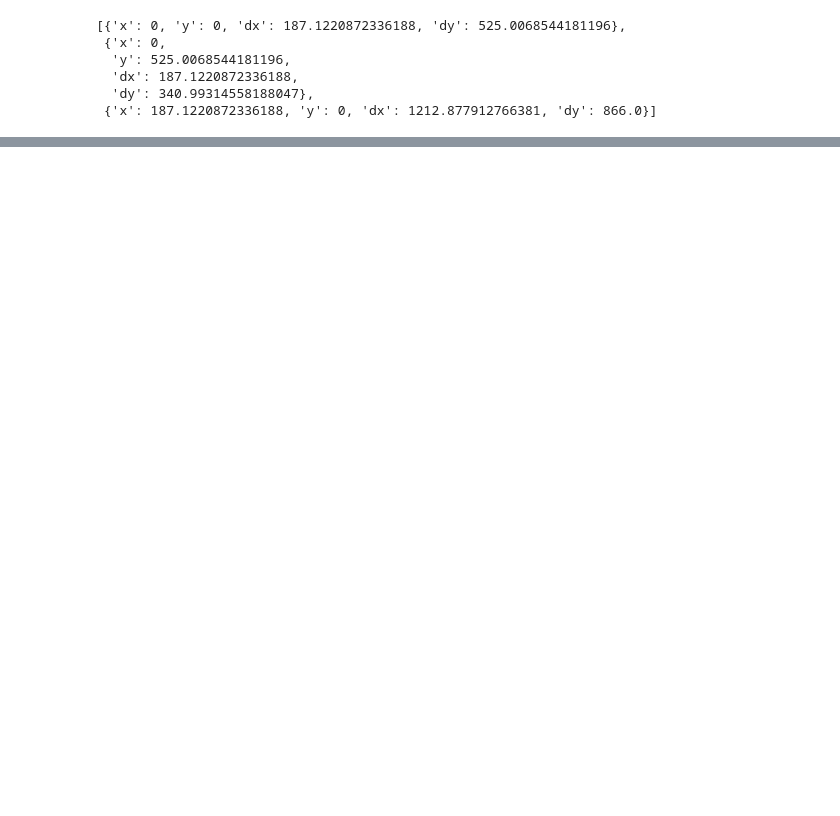
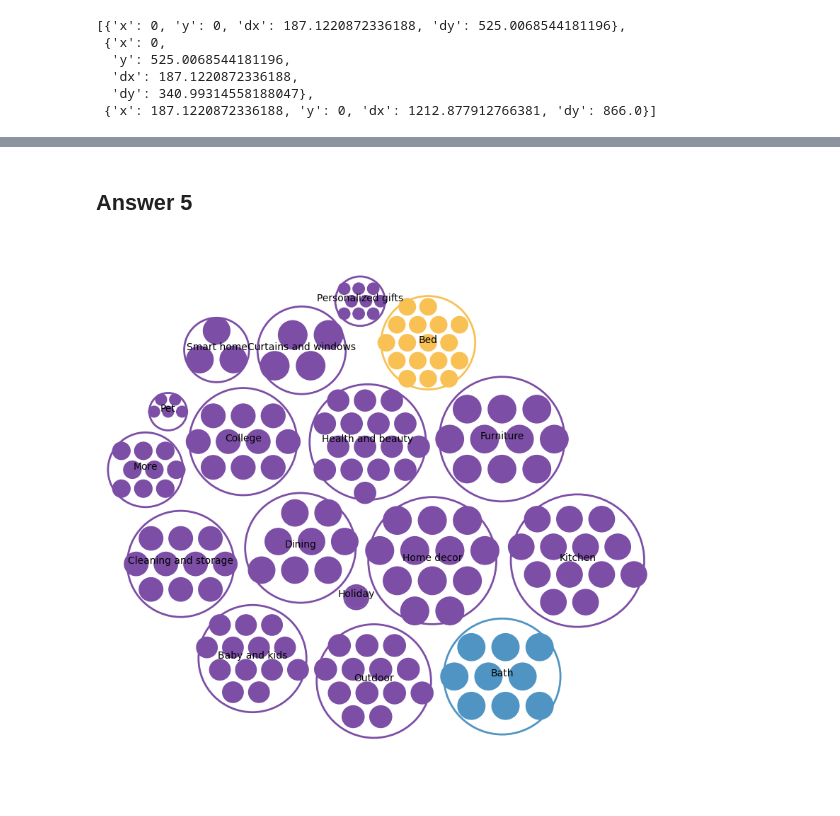
Before and after one commit to pranavarora1895/advanced-data-visualization, a Jupyter notebook: Assignment 3/COMP6934_Assignment3.ipynb, the cells around one changed output, grey strips where cells are left out. Saved outputs shown, nothing was run; the diff lists cells and outputs as text; code cells hidden in the pictures; blank space fills up the shorter version.

```diff
--- a/Assignment 3/COMP6934_Assignment3.ipynb
+++ b/Assignment 3/COMP6934_Assignment3.ipynb
@@ -453,0 +413,70 @@ category_rectangles
+# %% [markdown]
+## Answer 5
+# %%
+data = []
+for index, row in df2.iterrows():
+    child_array = []
+    cat_dict = dict(id=df2.iloc[index,0], datum=df2.iloc[index,1], children=child_array)
+
+    individual_cat_values = dict()
+    for index2, row in df.iterrows():
+        if df.iloc[index2, 0] == df2.iloc[index,0]:
+            individual_cat_values.update({'id': df.iloc[index2, 0], 'datum': df.iloc[index2, 1]})
+            child_array.append(individual_cat_values)
+            cat_dict.update(children = child_array)
+    data.append(cat_dict)
+
+circle_df = pd.DataFrame(data).sort_values(by='datum', ascending=False)
+circle_df['color'] = PURPLE
+circle_df.loc[3, 'color'] = BLUE
+circle_df.loc[10, 'color'] = YELLOW
+
+circles = circlify.circlify(
+    data,
+    show_enclosure=False,
+    target_enclosure=circlify.Circle(x=0, y=0, r=1)
+)
+
+
+fig, ax = plt.subplots(figsize=(10,10))
+
+
+ax.axis('off')
+
+lim = max(
+    max(
+        abs(circle.x) + circle.r,
+        abs(circle.y) + circle.r,
+    )
+    for circle in circles
+)
+plt.xlim(-lim, lim)
+plt.ylim(-lim, lim)
+
+for index, circle in enumerate(circles):
+    if circle.level != 1:
+      continue
+    x, y, r = circle
+    label = circle.ex["id"]
+    edgecolor = BLUE if label == 'Bath' else ( YELLOW if label == 'Bed' else PURPLE)
+    ax.add_patch( plt.Circle((x, y), r*0.9, linewidth=2, color="white", ec=edgecolor))
+    plt.annotate(label, (x,y ), ha='center', color="black")
+
+
+count_circles = 0
+level_2_circles = []
+for c in circles:
+    if c.level == 2:
+        count_circles += 1
+        level_2_circles.append(c)
+level_2_circles.sort(reverse=True)
+
+for index, circle in enumerate(level_2_circles):
+    if circle.level != 2:
+      continue
+    x, y, r = circle
+    label = circle.ex["id"]
+    facecolor = BLUE if label == 'Bath' else ( YELLOW if label == 'Bed' else PURPLE)
+    ax.add_patch( plt.Circle((x, y), r*0.8, linewidth=1, color=facecolor))
+# %% [output]
+[figure, added]
```
Also changed, not shown: parts of 14 cells of this notebook.
